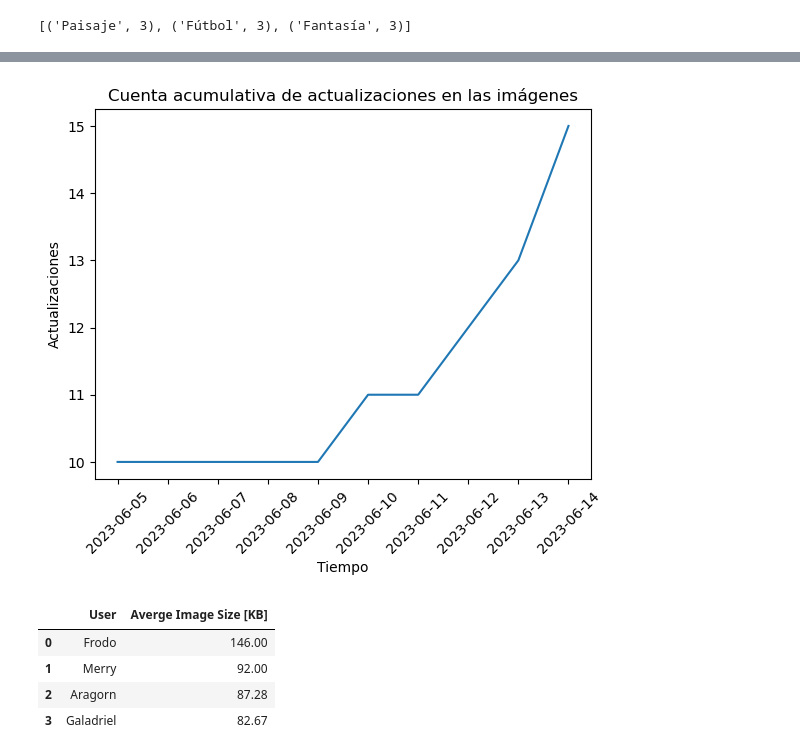
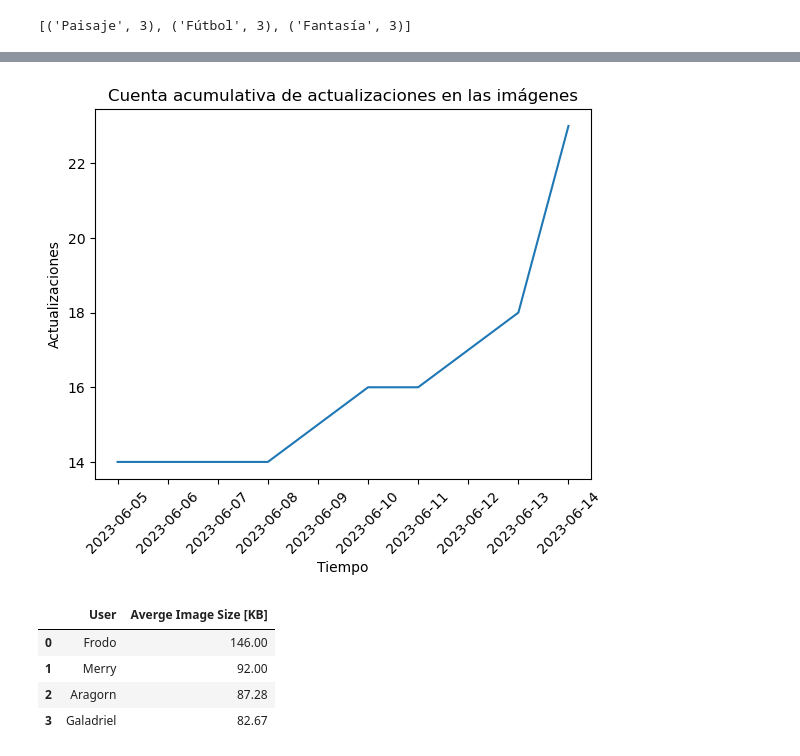
Before and after one commit to Petercantropvs/UNLPImage, a Jupyter notebook: unlpimage/estadisticas_jupyter.ipynb, the cells around one changed output, grey strips where cells are left out. Saved outputs shown, nothing was run; the diff lists cells and outputs as text; code cells hidden in the pictures.

```diff
--- a/unlpimage/estadisticas_jupyter.ipynb
+++ b/unlpimage/estadisticas_jupyter.ipynb
@@ -232,17 +249,17 @@ top
 # %%
 df['Timestamp'] = pd.to_datetime(df['Time'])
-condition = df["Action"] == "Guardó información nueva en las imágenes del directorio"
+condition = ((df["Action"] == "Guardó información nueva en las imágenes del directorio") | (df["Action"] == "Modificó información en las imágenes del directorio"))
 filtered_df = df[condition]
 grouped_df = filtered_df.groupby(pd.Grouper(key='Timestamp', freq='D')).size().cumsum()
 
 plt.plot(grouped_df.index, grouped_df.values)
 plt.xlabel('Tiempo')
 plt.ylabel('Actualizaciones')
 plt.title('Cuenta acumulativa de actualizaciones en las imágenes')
 plt.xticks(rotation=45)
 plt.show()
 # %% [output]
-[figure, old version]
+[figure, new version]
 # %%
 from functools import reduce
 users = df_tags['last user'].unique()
```
Also changed, not shown: parts of 10 cells of this notebook, 1 other file.
